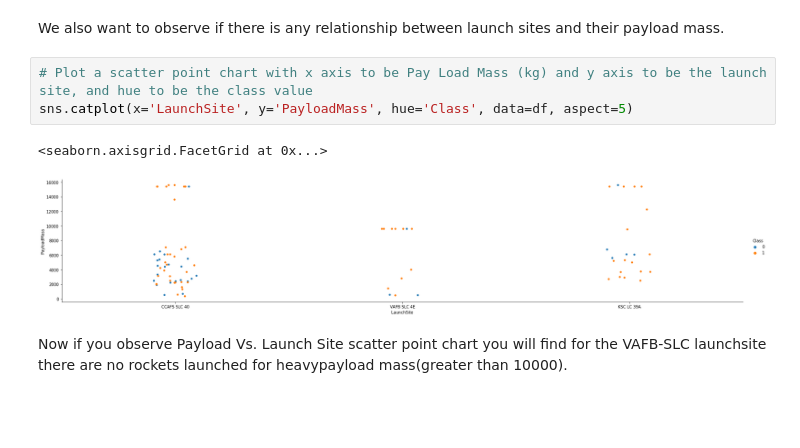
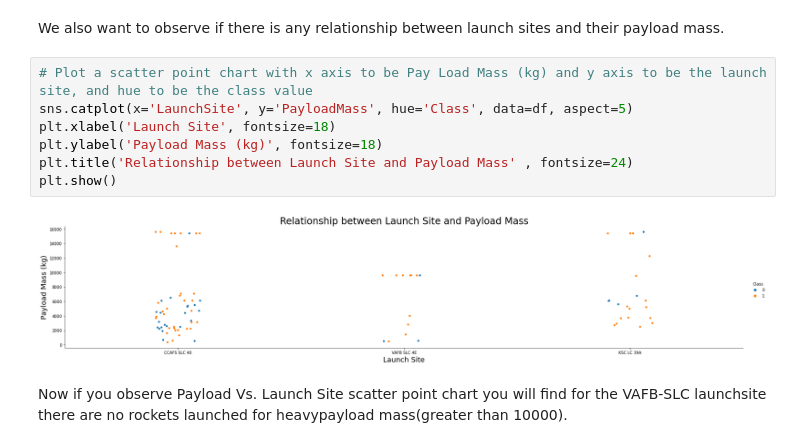
Before and after one commit to elllly/IBM-Applied-Data-Science, a Jupyter notebook: datavisualization.ipynb, the cells around one changed output. Cells and saved outputs as stored; diff of their text form; blank space fills up the shorter version.

```diff
--- a/datavisualization.ipynb
+++ b/datavisualization.ipynb
@@ -105,9 +106,12 @@ We also want to observe if there is any relationship between launch sites and th
 # %%
 # Plot a scatter point chart with x axis to be Pay Load Mass (kg) and y axis to be the launch site, and hue to be the class value
 sns.catplot(x='LaunchSite', y='PayloadMass', hue='Class', data=df, aspect=5)
+plt.xlabel('Launch Site', fontsize=18)
+plt.ylabel('Payload Mass (kg)', fontsize=18)
+plt.title('Relationship between Launch Site and Payload Mass' , fontsize=24)
+plt.show()
 # %% [output]
-<seaborn.axisgrid.FacetGrid at 0x...>
-[figure, old version]
+[figure, new version]
 # %% [markdown]
 Now if you observe Payload Vs. Launch Site scatter point chart you will find for the VAFB-SLC  launchsite there are no  rockets  launched for  heavypayload mass(greater than 10000).
 # %%
```
Also changed, not shown: parts of 7 cells of this notebook, 1 other file.
